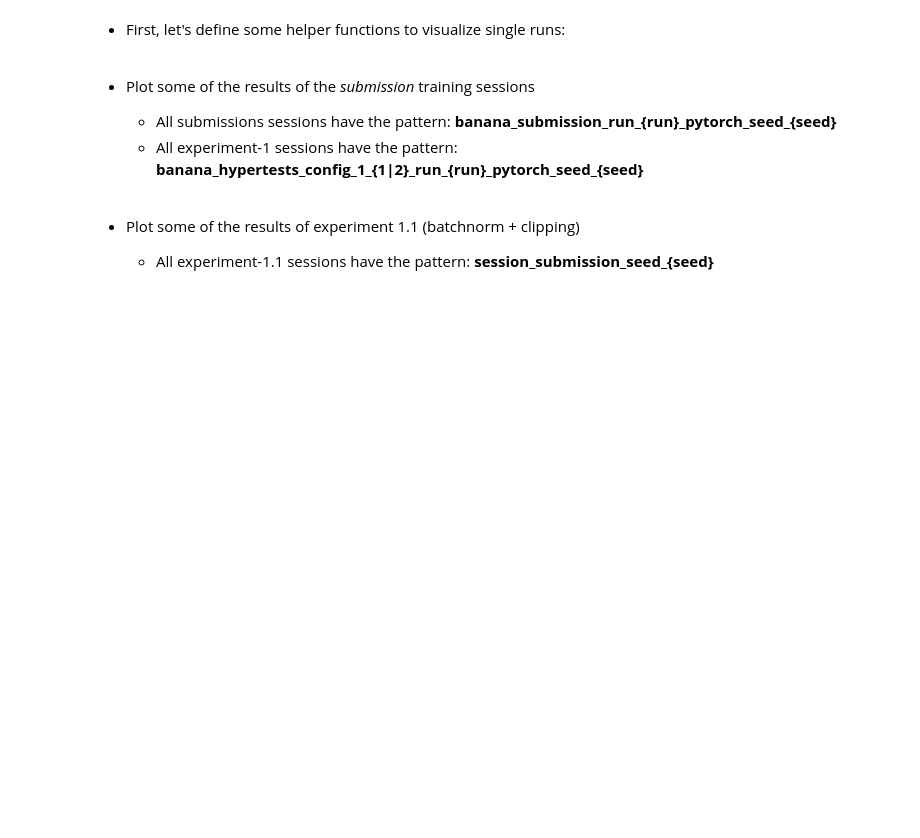
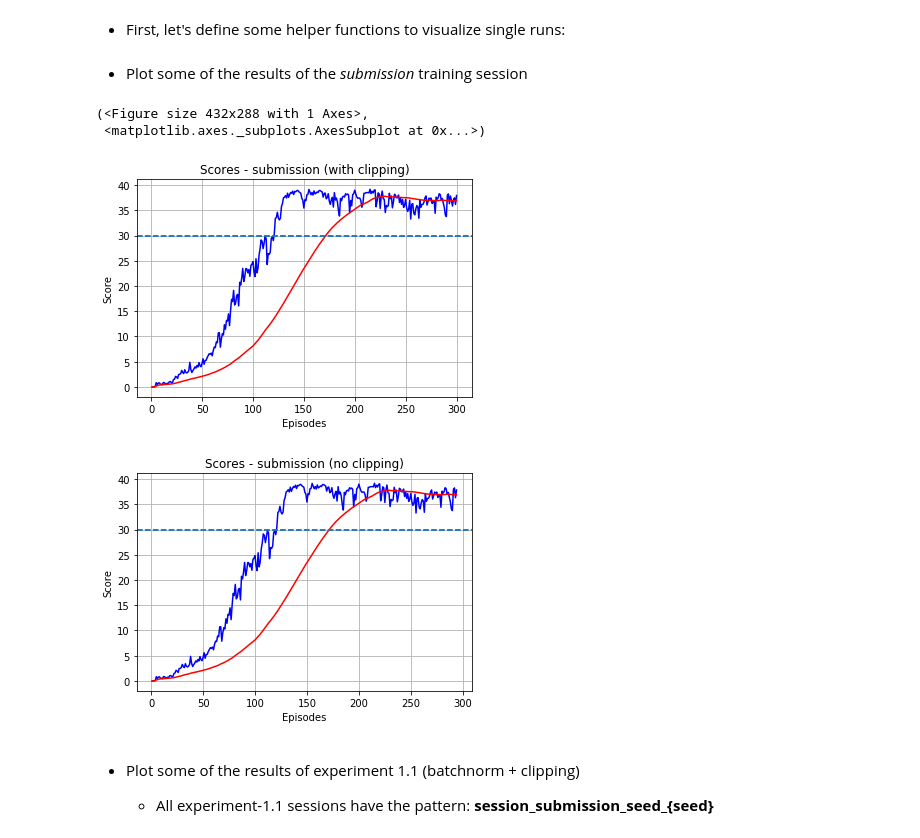
Before and after one commit to wpumacay/DeeprlND-projects, a Jupyter notebook: project2-continuous-control/results_analysis.ipynb, the cells around one changed output. Drawn from its saved outputs; the diff is of its cells as text; code cells hidden in the pictures; blank space fills up the shorter version.

```diff
--- a/project2-continuous-control/results_analysis.ipynb
+++ b/project2-continuous-control/results_analysis.ipynb
@@ -87,17 +87,19 @@ def plotSingleRun( sessionId, title = 'Scores during training', showAll = True,
     axes.set_ylabel( 'Score' )
 
     return fig, axes
-# %% [markdown]
-* Plot some of the results of the *submission* training sessions
-
-    * All submissions sessions have the pattern: **banana\_submission\_run\_{run}\_pytorch\_seed\_{seed}**
-    * All experiment-1 sessions have the pattern: **banana\_hypertests\_config\_1\_{1|2}\_run\_{run}\_pytorch\_seed\_{seed}**
+# %% [markdown]
+* Plot some of the results of the *submission* training session
 # %%
 # plotting a single run from the submissions sessions (using gradient clipping)
-plotSingleRun( 'session_submission_seed_0', title = 'Scores - submission (with clipping)' )
+plotSingleRun( 'session_submission', title = 'Scores - submission (with clipping)' )
 
 # plotting a single run from the submissions sessions (not using gradient clipping)
 plotSingleRun( 'session_submission_no_clip_seed_0', title = 'Scores - submission (no clipping)' )
+# %% [output]
+(<Figure size 432x288 with 1 Axes>,
+ <matplotlib.axes._subplots.AxesSubplot at 0x...>)
+[figure, added]
+[figure, added]
 # %% [markdown]
 * Plot some of the results of experiment 1.1 (batchnorm + clipping)
 
```
Also changed, not shown: parts of 11 cells of this notebook, 31 other files.
